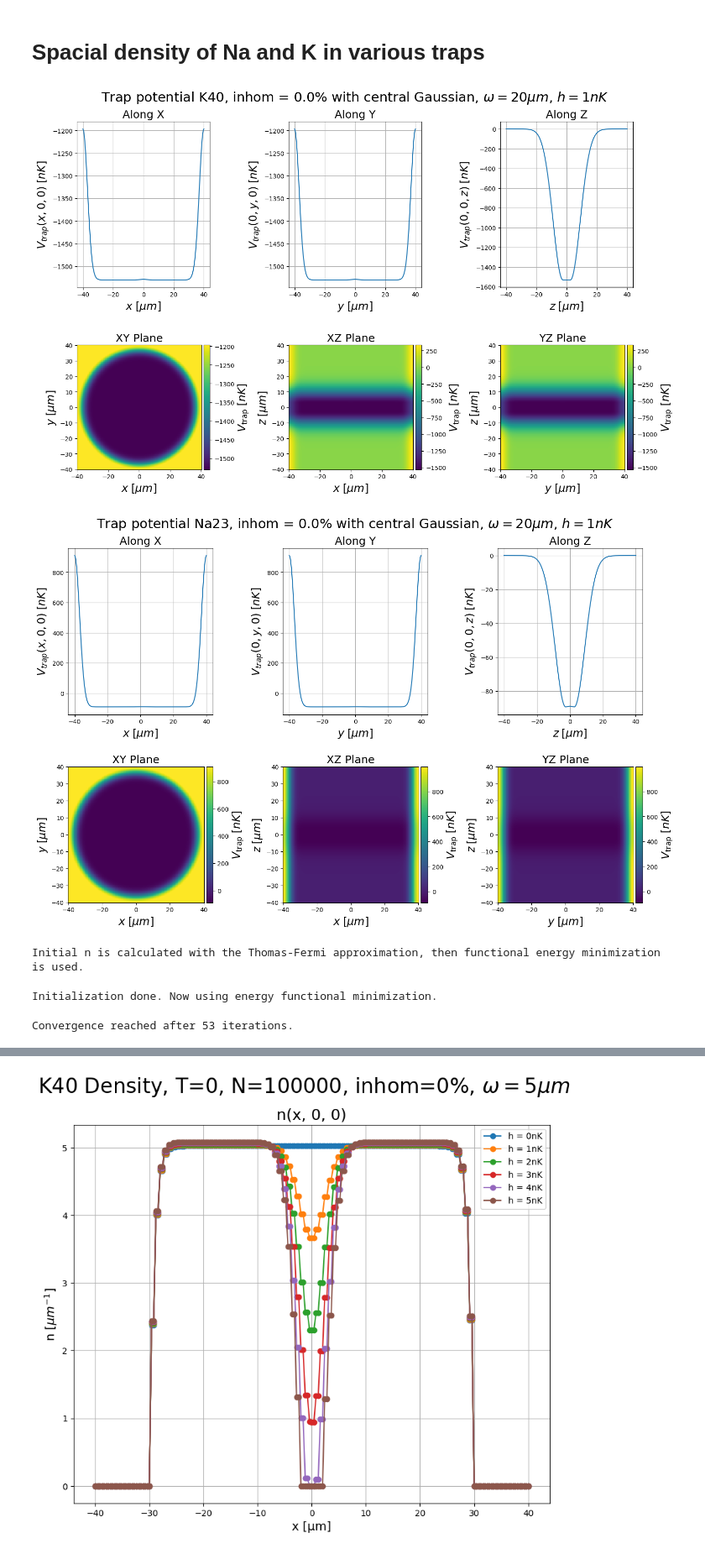
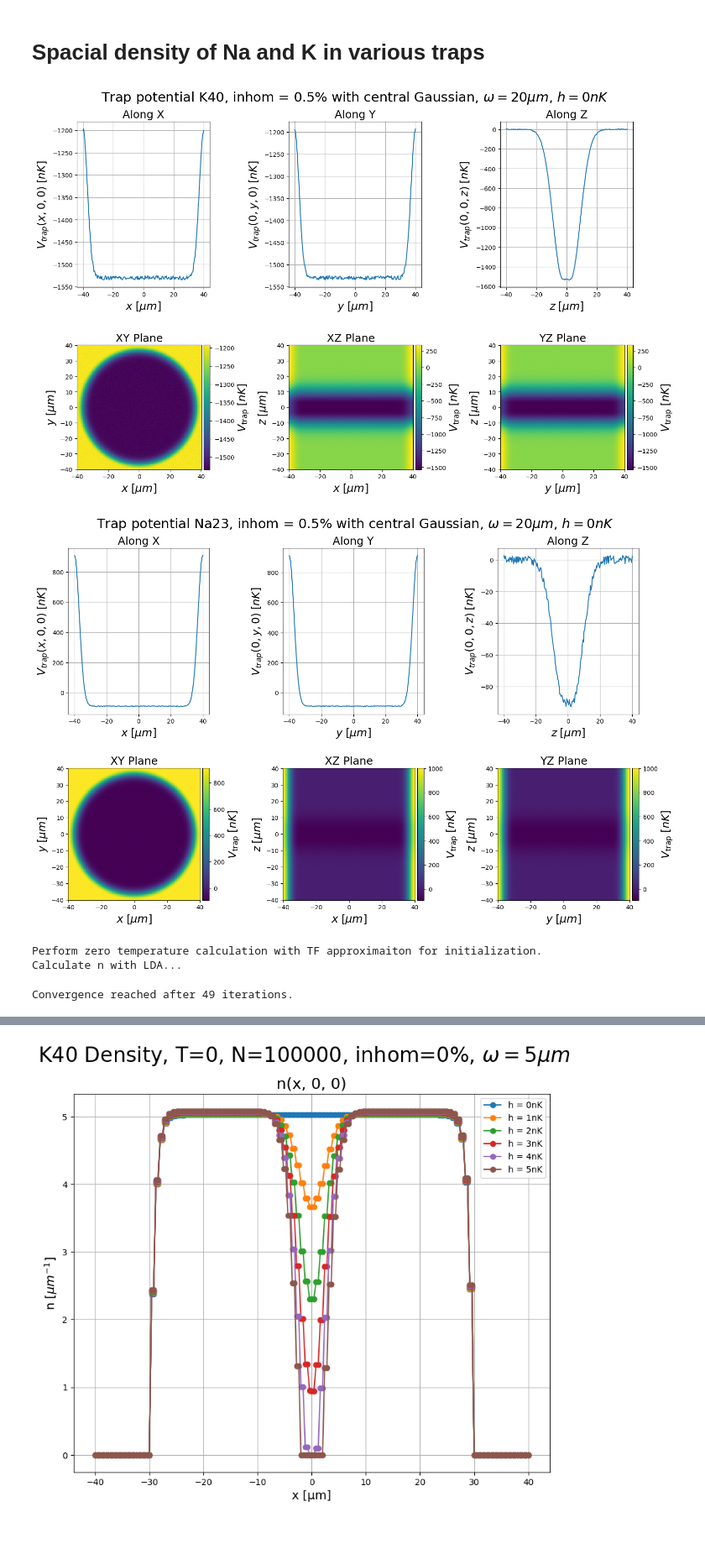
Before and after one commit to lightmat/lightmat, a Jupyter notebook: 20240109_team_meeting.ipynb, the cells around one changed output, grey strips where cells are left out. Shown at 84% size. Cells and saved outputs as stored; diff of their text form; code cells hidden in the pictures; blank space fills up the shorter version.

```diff
--- a/20240109_team_meeting.ipynb
+++ b/20240109_team_meeting.ipynb
@@ -27,15 +27,15 @@ from scipy.optimize import line_search
 # %%
 blue_trap_height_K = 1000/3   # for Na: *3
 red_trap_depth_K = 90*17 # for Na: /17
-inhom = 0.0
-central_height = 1
+inhom = 0.005
+central_height = 0
 
 k40 = ParticleProps(
     name="K40",
     species="fermion",
     m=39.963999*u.u,
     N_particles=100000,
-    T=0, #45*u.nK,
+    T=15*u.nK,
     domain=(-40, 40)*u.um,
     #V_trap=harmonic_trap,
     #V_trap=box_trap,
@@ -46,42 +46,42 @@ k40 = ParticleProps(
     V_trap=ring_beam_trap,
     blue_trap_height=blue_trap_height_K,
     red_trap_depth=red_trap_depth_K,
     central_height=central_height,
     inhomogeneity=inhom,
 )
 
 na23 = ParticleProps(
     name="Na23",
     species="boson",
     m=22.989768*u.u,
     N_particles=100000,
-    T=0, #15*u.nK,
+    T=15*u.nK,
     a_s=2.75*u.nm,
     domain=(-40, 40)*u.um,
     #V_trap=harmonic_trap,
     #V_trap=box_trap,
     #V_trap=box_2d_harmonic_1d_trap,
     #trap_depth=100,
     #box_width=(100,100,100),
     #waist=50,
     V_trap=ring_beam_trap,
     blue_trap_height=3*blue_trap_height_K,
     red_trap_depth=red_trap_depth_K/17,
     central_height=central_height,
     inhomogeneity=inhom,
 )
 
 k40.plot_V_trap(title="Trap potential K40, inhom = " + str(k40.inhomogeneity*100) + r"% with central Gaussian, $\omega = 20\mu m$, $h="+str(central_height)+r"nK$", )#filename="./plots/20240130_trap_potential_K40_" + str(k40.inhomogeneity*100) + ".png")
 na23.plot_V_trap(title="Trap potential Na23, inhom = " + str(na23.inhomogeneity*100) + r"% with central Gaussian, $\omega = 20\mu m$, $h="+str(central_height)+r"nK$", )#filename="./plots/20240130_trap_potential_Na23_" + str(na23.inhomogeneity*100) + ".png")
 # %% [output]
-[figure, old version]
+[figure, new version]
-[figure, old version]
+[figure, new version]
 # %%
 fg = FermiGas(k40)
-fg.eval_density(use_TF_or_LDA=False)
+fg.eval_density(use_TF_or_LDA=True)
 # %% [output]
-Initial n is calculated with the Thomas-Fermi approximation, then functional energy minimization is used.
+Perform zero temperature calculation with TF approximaiton for initialization.
+Calculate n with LDA...
-Initialization done. Now using energy functional minimization.
+Convergence reached after 49 iterations.
-Convergence reached after 53 iterations.
 # %%
 bg = BoseGas(na23)
```
Also changed, not shown: parts of 10 cells of this notebook, 8 other files.
